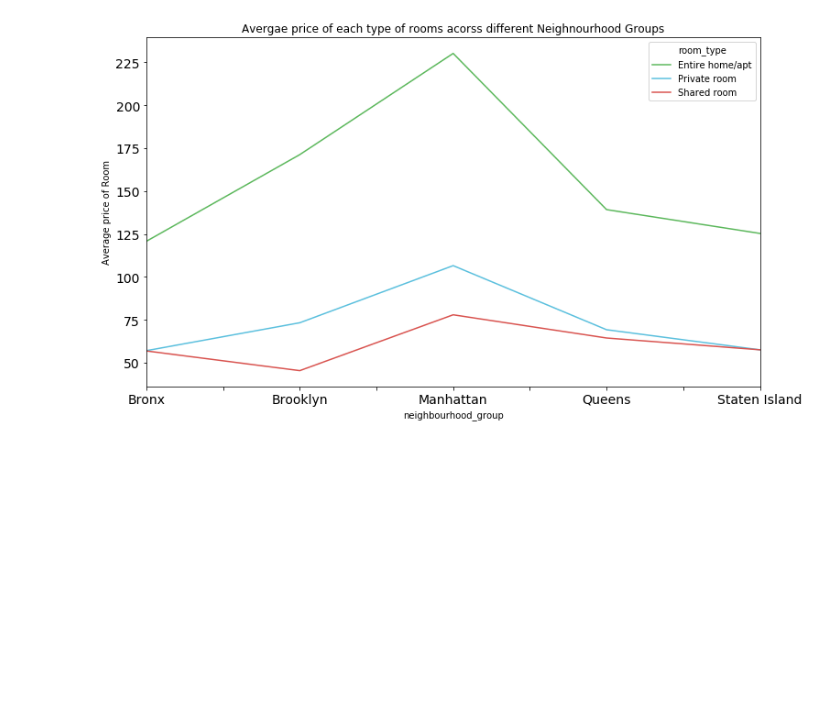
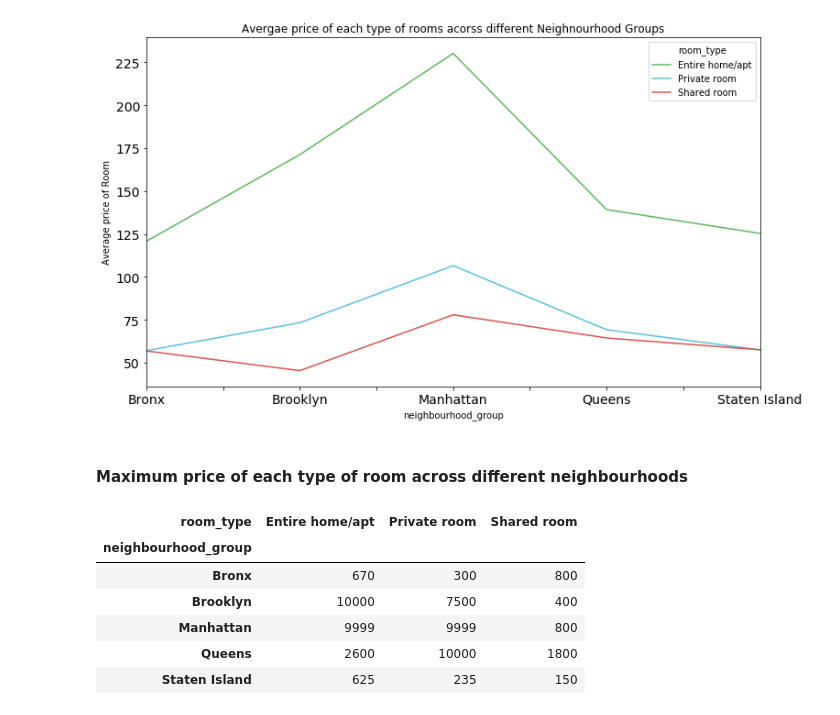
Before and after one commit to Karansingh005/New-York-Airbnb-Analysis, a Jupyter notebook: New_York_Analysis.ipynb, the cells around one changed output. Saved outputs shown, nothing was run; the diff lists cells and outputs as text; code cells hidden in the pictures; blank space fills up the shorter version.

```diff
--- a/New_York_Analysis.ipynb
+++ b/New_York_Analysis.ipynb
@@ -252,3 +252,18 @@ plt.ylabel('Average price of Room')
 plt.show()
 # %% [output]
 [figure]
+# %% [markdown]
+#### Maximum price of each type of room across different neighbourhoods
+# %%
+df_neighbourhood_3 = df.groupby(['neighbourhood_group','room_type'])
+df_neighbourhood_3 = df_neighbourhood_3['price'].max()
+df_neighbourhood_3 = df_neighbourhood_3.unstack(level=1)
+df_neighbourhood_3
+# %% [output]
+| room_type | Entire home/apt | Private room | Shared room |
+| neighbourhood_group |  |  |  |
+| Bronx | 670 | 300 | 800 |
+| Brooklyn | 10000 | 7500 | 400 |
+| Manhattan | 9999 | 9999 | 800 |
+| Queens | 2600 | 10000 | 1800 |
+| Staten Island | 625 | 235 | 150 |
```
Also changed, not shown: parts of 1 cell of this notebook.
